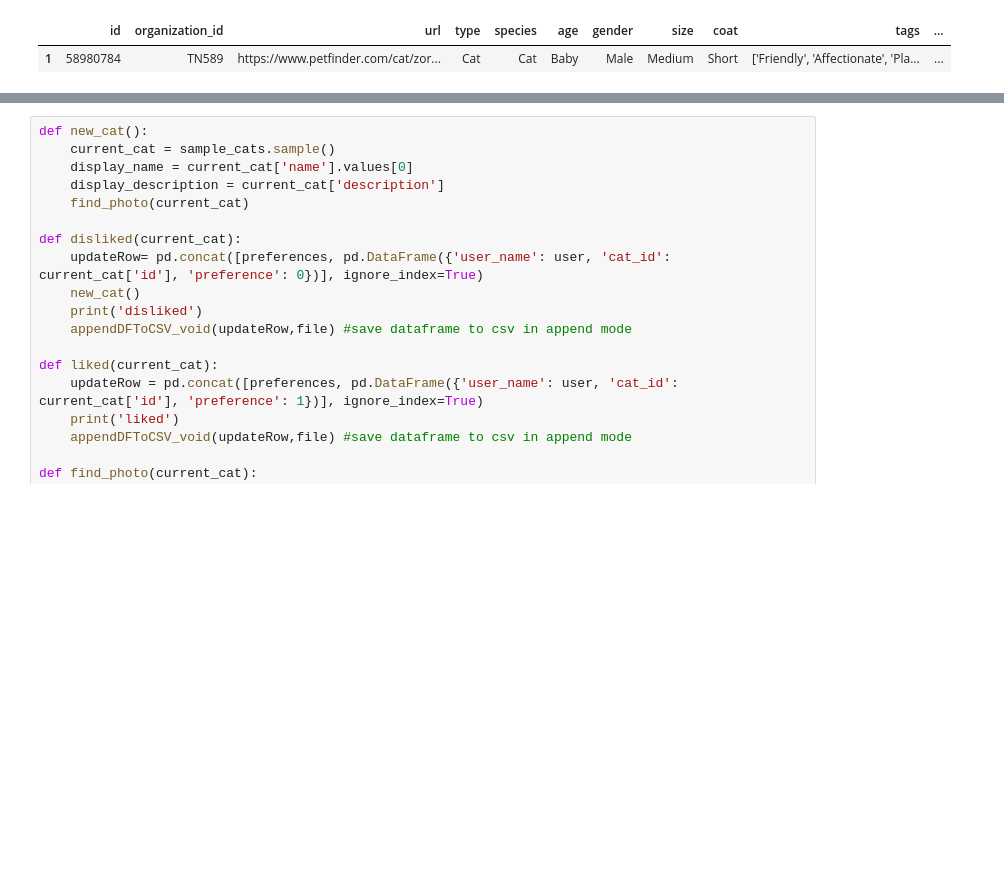
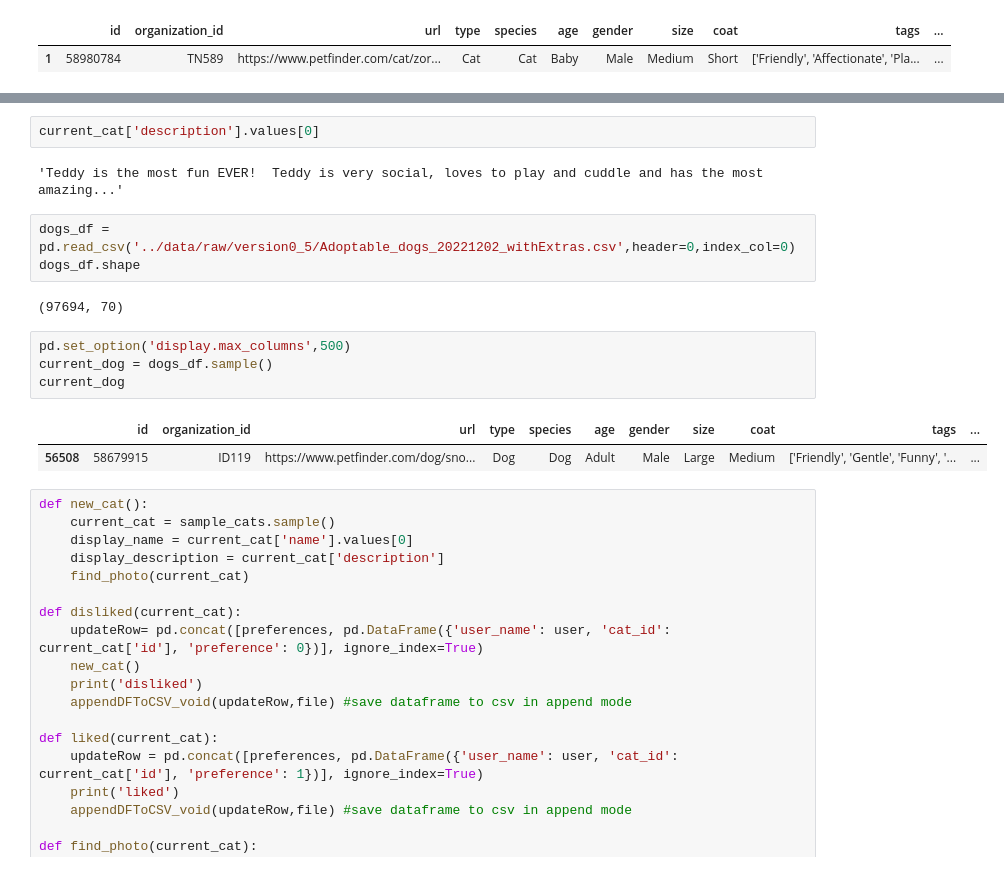
Before and after one commit to tthoraldson/PetMatch, a Jupyter notebook: notebooks/2.0-theresa-cats.ipynb, the cells around one changed output, grey strips where cells are left out. Saved outputs shown, nothing was run; the diff lists cells and outputs as text; blank space fills up the shorter version.

Commit message:
added dog debug blocks to see row columns and such.

```diff
--- a/notebooks/2.0-theresa-cats.ipynb
+++ b/notebooks/2.0-theresa-cats.ipynb
@@ -34,3 +34,19 @@ current_cat
+# %%
+current_cat['description'].values[0]
+# %% [output]
+'Teddy is the most fun EVER!  Teddy is very social, loves to play and cuddle and has the most amazing...'
+# %%
+dogs_df = pd.read_csv('../data/raw/version0_5/Adoptable_dogs_20221202_withExtras.csv',header=0,index_col=0)
+dogs_df.shape
+# %% [output]
+(97694, 70)
+# %%
+pd.set_option('display.max_columns',500)
+current_dog = dogs_df.sample()
+current_dog
+# %% [output]
+|  | id | organization_id | url | type | species | age | gender | size | coat | tags | ... |
+| 56508 | 58679915 | ID119 | https://www.petfinder.com/dog/sno... | Dog | Dog | Adult | Male | Large | Medium | ['Friendly', 'Gentle', 'Funny', '... | ... |
 # %%
 def new_cat():
     current_cat = sample_cats.sample()
```
Also changed, not shown: parts of 1 cell of this notebook.
